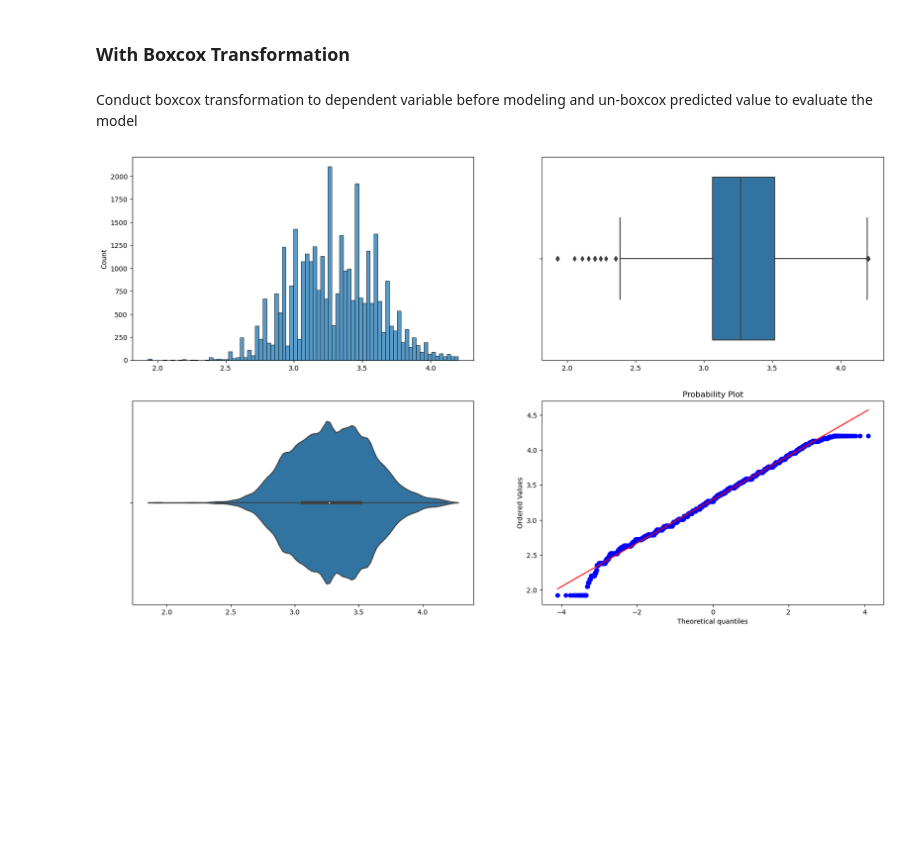
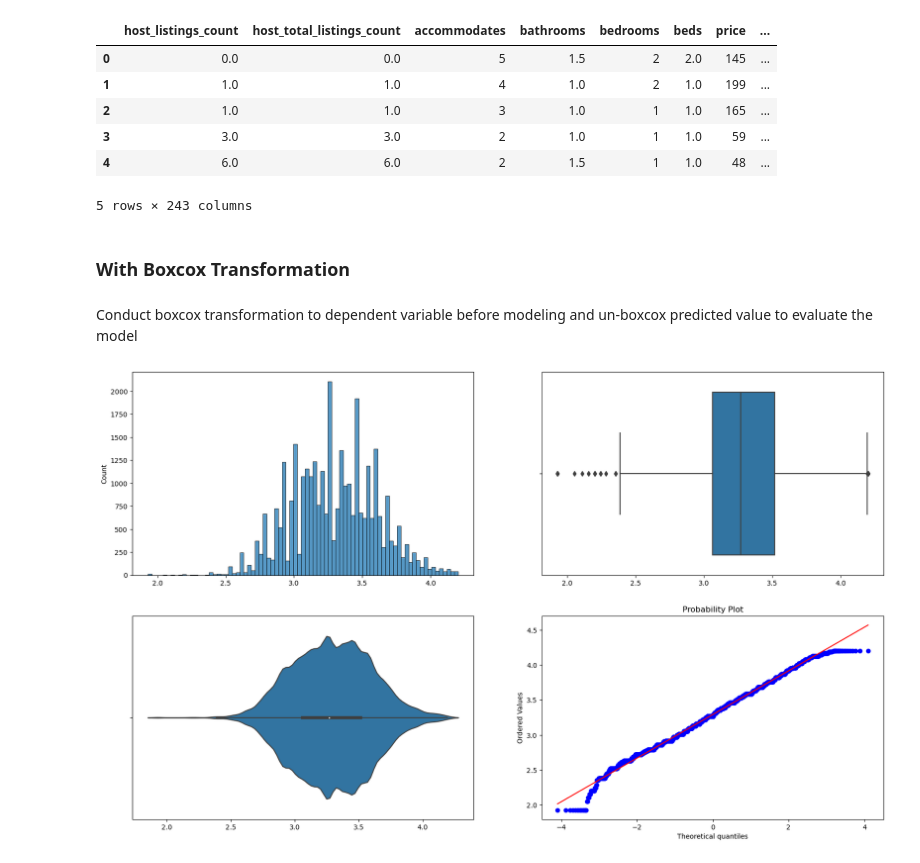
Before and after one commit to LAOMAITOU/NYC-Airbnb-Rental-Price-Modeling, a Jupyter notebook: Modeling.ipynb, the cells around one changed output. Drawn from its saved outputs; the diff is of its cells as text; code cells hidden in the pictures; blank space fills up the shorter version.

```diff
--- a/Modeling.ipynb
+++ b/Modeling.ipynb
@@ -1 +4,12 @@
+# %%
+df=pd.read_csv('AirBnb.csv',index_col=0)
+df.head()
+# %% [output]
+|  | host_listings_count | host_total_listings_count | accommodates | bathrooms | bedrooms | beds | price | ... |
+| 0 | 0.0 | 0.0 | 5 | 1.5 | 2 | 2.0 | 145 | ... |
+| 1 | 1.0 | 1.0 | 4 | 1.0 | 2 | 1.0 | 199 | ... |
+| 2 | 1.0 | 1.0 | 3 | 1.0 | 1 | 1.0 | 165 | ... |
+| 3 | 3.0 | 3.0 | 2 | 1.0 | 1 | 1.0 | 59 | ... |
+| 4 | 6.0 | 6.0 | 2 | 1.5 | 1 | 1.0 | 48 | ... |
+5 rows × 243 columns
 # %%
```
Also changed, not shown: parts of 2 cells of this notebook.
